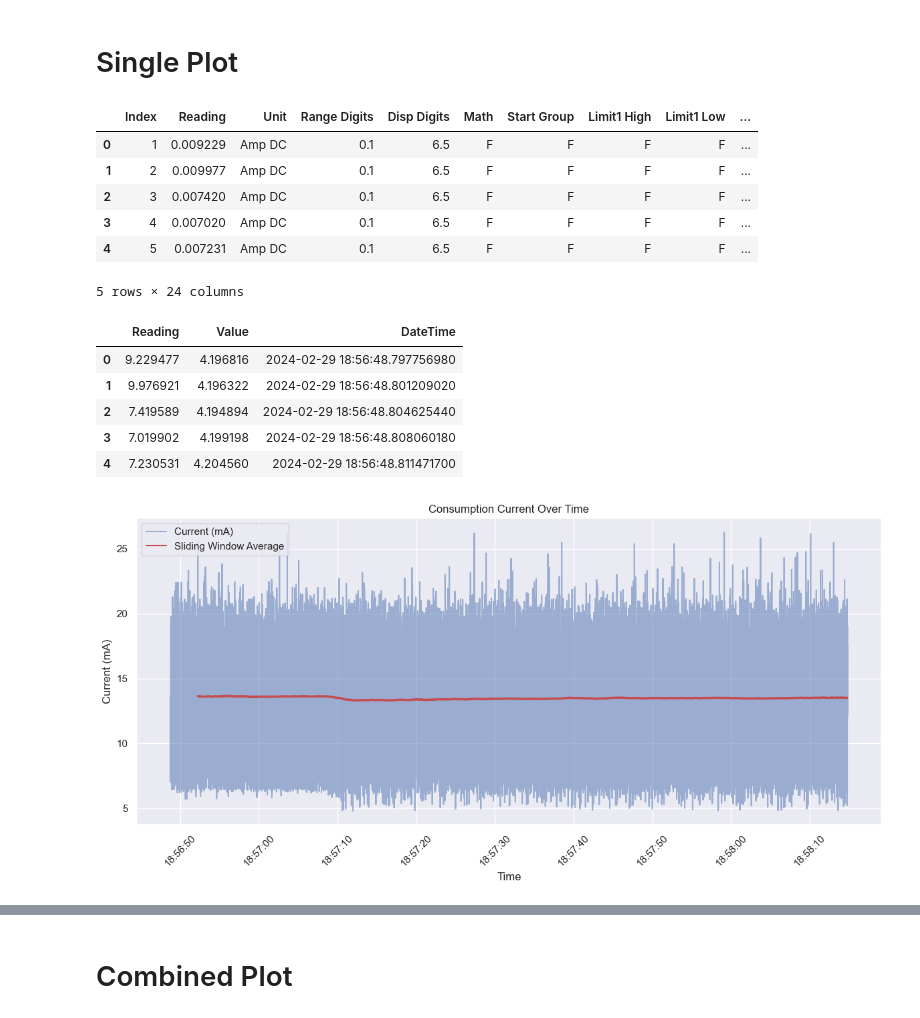
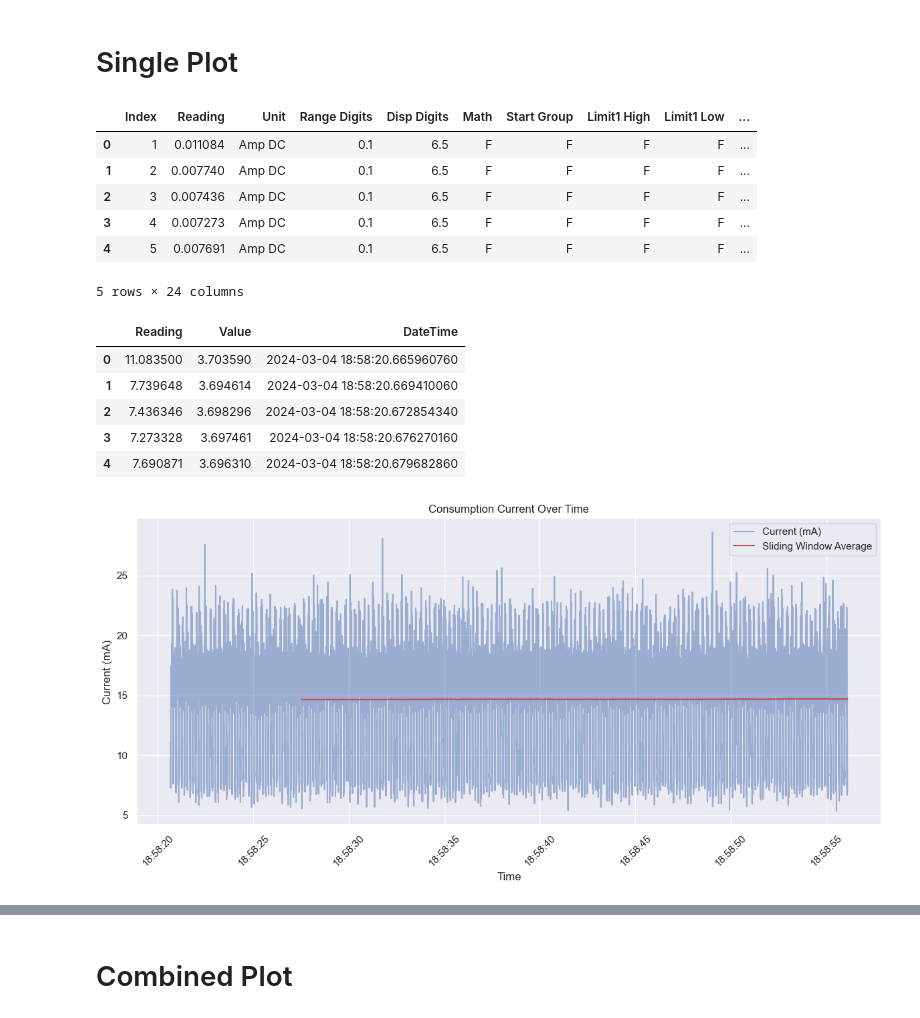
Before and after one commit to PeriniM/SmartApple-Thesis, a Jupyter notebook: data-analysis/nicla_consumption.ipynb, the cells around one changed output, grey strips where cells are left out. Drawn from its saved outputs; the diff is of its cells as text; code cells hidden in the pictures.

Commit message:
consumption csv

```diff
--- a/data-analysis/nicla_consumption.ipynb
+++ b/data-analysis/nicla_consumption.ipynb
@@ -7,18 +7,21 @@ sns.set_theme(style="darkgrid")
 # %% [markdown]
 # Single Plot
 # %%
-file_path = "acquisitions/consumption/4_2V-5_30Hz.csv"
+file_path = "acquisitions/consumption/raw_3.7V_10Hz.csv"
 data = pd.read_csv(file_path)
+
+battery_level = 3.7
+frequency = 10
 
 # Display the first few rows of the dataframe to understand its structure
 data.head()
 # %% [output]
 |  | Index | Reading | Unit | Range Digits | Disp Digits | Math | Start Group | Limit1 High | Limit1 Low | ... |
-| 0 | 1 | 0.009229 | Amp DC | 0.1 | 6.5 | F | F | F | F | ... |
-| 1 | 2 | 0.009977 | Amp DC | 0.1 | 6.5 | F | F | F | F | ... |
-| 2 | 3 | 0.007420 | Amp DC | 0.1 | 6.5 | F | F | F | F | ... |
-| 3 | 4 | 0.007020 | Amp DC | 0.1 | 6.5 | F | F | F | F | ... |
-| 4 | 5 | 0.007231 | Amp DC | 0.1 | 6.5 | F | F | F | F | ... |
+| 0 | 1 | 0.011084 | Amp DC | 0.1 | 6.5 | F | F | F | F | ... |
+| 1 | 2 | 0.007740 | Amp DC | 0.1 | 6.5 | F | F | F | F | ... |
+| 2 | 3 | 0.007436 | Amp DC | 0.1 | 6.5 | F | F | F | F | ... |
+| 3 | 4 | 0.007273 | Amp DC | 0.1 | 6.5 | F | F | F | F | ... |
+| 4 | 5 | 0.007691 | Amp DC | 0.1 | 6.5 | F | F | F | F | ... |
 5 rows × 24 columns
 # %%
 # Keeping only the necessary columns and merging 'Time' and 'Fractional Seconds'
@@ -36,30 +39,30 @@ data_cleaned['Reading'] = data_cleaned['Reading'] * 1000
 data_cleaned.head()
 # %% [output]
 |  | Reading | Value | DateTime |
-| 0 | 9.229477 | 4.196816 | 2024-02-29 18:56:48.797756980 |
-| 1 | 9.976921 | 4.196322 | 2024-02-29 18:56:48.801209020 |
-| 2 | 7.419589 | 4.194894 | 2024-02-29 18:56:48.804625440 |
-| 3 | 7.019902 | 4.199198 | 2024-02-29 18:56:48.808060180 |
-| 4 | 7.230531 | 4.204560 | 2024-02-29 18:56:48.811471700 |
+| 0 | 11.083500 | 3.703590 | 2024-03-04 18:58:20.665960760 |
+| 1 | 7.739648 | 3.694614 | 2024-03-04 18:58:20.669410060 |
+| 2 | 7.436346 | 3.698296 | 2024-03-04 18:58:20.672854340 |
+| 3 | 7.273328 | 3.697461 | 2024-03-04 18:58:20.676270160 |
+| 4 | 7.690871 | 3.696310 | 2024-03-04 18:58:20.679682860 |
 # %%
 # Calculating a sliding window average (rolling mean) with a window size of 10
-window_size = 1000
-data_cleaned['Rolling Mean'] = data_cleaned['Reading'].rolling(window=window_size).mean()
-
+window_size = 2000
+data_cleaned['Rolling Current'] = data_cleaned['Reading'].rolling(window=window_size).mean()
+data_cleaned['Rolling Voltage'] = data_cleaned['Value'].rolling(window=window_size).mean()
 # Creating the plot with seaborn
 plt.figure(figsize=(12, 6))
 sns.lineplot(data=data_cleaned, x='DateTime', y='Reading', label='Current (mA)', color='C0', alpha=0.5)
-sns.lineplot(data=data_cleaned, x='DateTime', y='Rolling Mean', label='Sliding Window Average', color='C3')
+sns.lineplot(data=data_cleaned, x='DateTime', y='Rolling Current', label='Sliding Window Average', color='C3')
 
 plt.title('Consumption Current Over Time')
 plt.xlabel('Time')
 plt.ylabel('Current (mA)')
 plt.legend()
 
 # Rotate date labels for better readability
 plt.xticks(rotation=45)
 plt.tight_layout()  # Adjust layout to make room for the rotated date labels
 
 plt.show()
 # %% [output]
-[figure, old version]
+[figure, new version]
```
Also changed, not shown: parts of 12 cells of this notebook, 16 other files.
